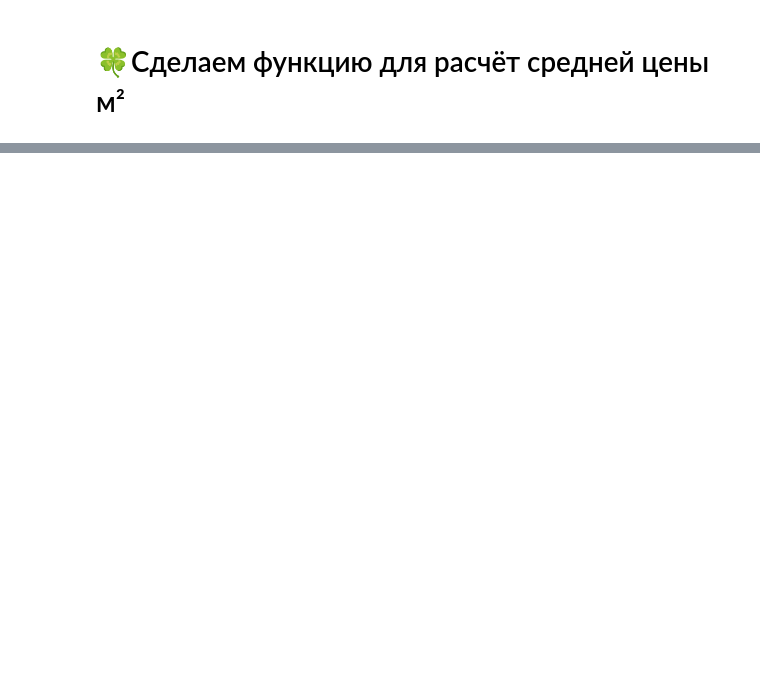
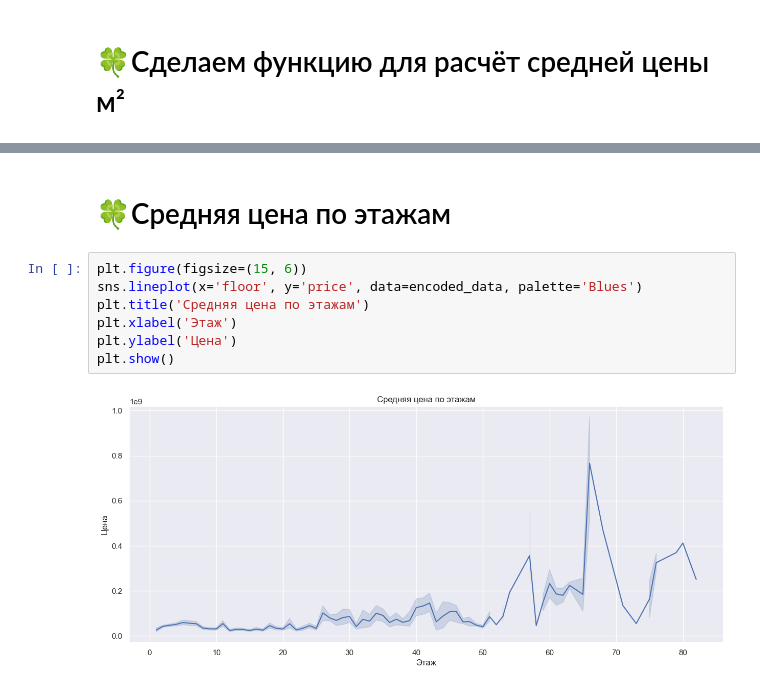
Before and after one commit to tmwsw/ML, a Jupyter notebook: main.ipynb, the cells around one changed output, grey strips where cells are left out. Cells and saved outputs as stored; diff of their text form; blank space fills up the shorter version.

```diff
--- a/main.ipynb
+++ b/main.ipynb
@@ -311 +356,12 @@ plt.show()
+# %% [markdown]
+# 🍀Средняя цена по этажам
+# %%
+plt.figure(figsize=(15, 6))
+sns.lineplot(x='floor', y='price', data=encoded_data, palette='Blues')
+plt.title('Средняя цена по этажам')
+plt.xlabel('Этаж')
+plt.ylabel('Цена')
+plt.show()
+# %% [output]
+[figure, added]
 # %%
```
Also changed, not shown: parts of 30 cells of this notebook, 10 other files.
